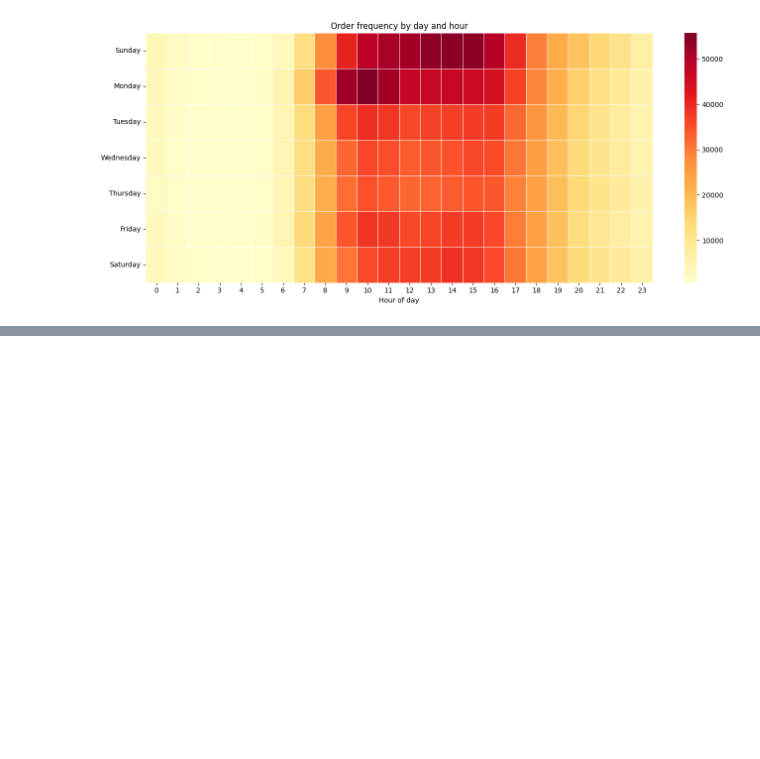
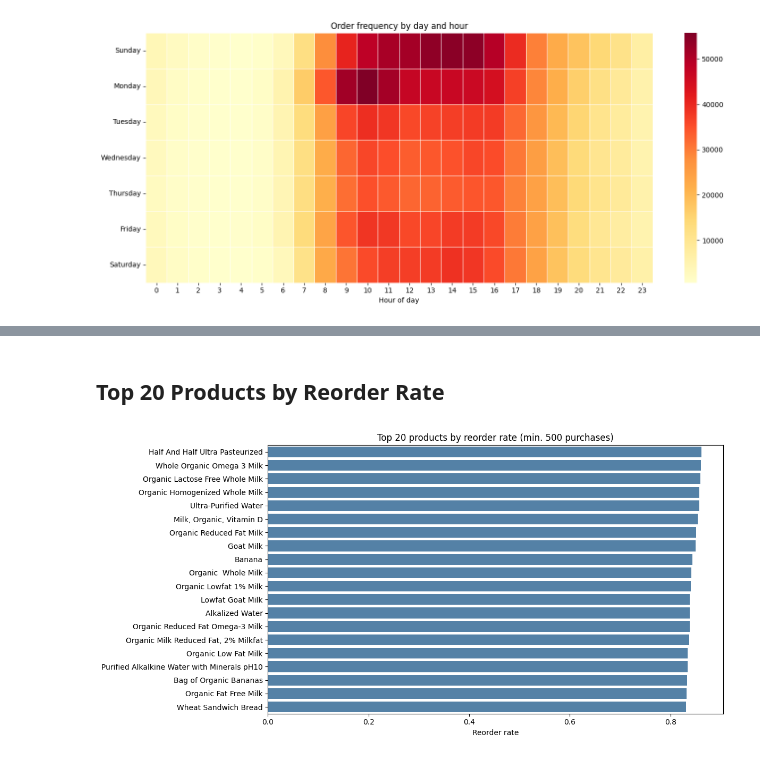
Before and after one commit to peslar01/ad24-11-grocery-product-placement-analysis, a Jupyter notebook: eda/01_eda.ipynb, the cells around one changed output, grey strips where cells are left out. Saved outputs shown, nothing was run; the diff lists cells and outputs as text; code cells hidden in the pictures; blank space fills up the shorter version.

```diff
--- a/eda/01_eda.ipynb
+++ b/eda/01_eda.ipynb
@@ -136,0 +143,28 @@ plt.show()
+# %% [markdown]
+## Top 20 Products by Reorder Rate
+# %%
+# Reorder rate per product
+reorder_rate = (order_products.groupby("product_id")["reordered"]
+                .mean()
+                .reset_index()
+                .rename(columns={"reordered": "reorder_rate"}))
+
+# Merge with product names
+reorder_rate = reorder_rate.merge(products[["product_id", "product_name"]], on="product_id")
+
+# Only products with at least 500 purchases
+product_counts = order_products.groupby("product_id")["product_id"].count()
+popular_products = product_counts[product_counts >= 500].index
+
+reorder_rate_filtered = reorder_rate[reorder_rate["product_id"].isin(popular_products)]
+top_reorder = reorder_rate_filtered.sort_values("reorder_rate", ascending=False).head(20)
+
+plt.figure(figsize=(12, 6))
+sns.barplot(data=top_reorder, x="reorder_rate", y="product_name", color="steelblue")
+plt.title("Top 20 products by reorder rate (min. 500 purchases)")
+plt.xlabel("Reorder rate")
+plt.ylabel("")
+plt.tight_layout()
+plt.show()
+# %% [output]
+[figure, added]
```
Also changed, not shown: parts of 3 cells of this notebook.
